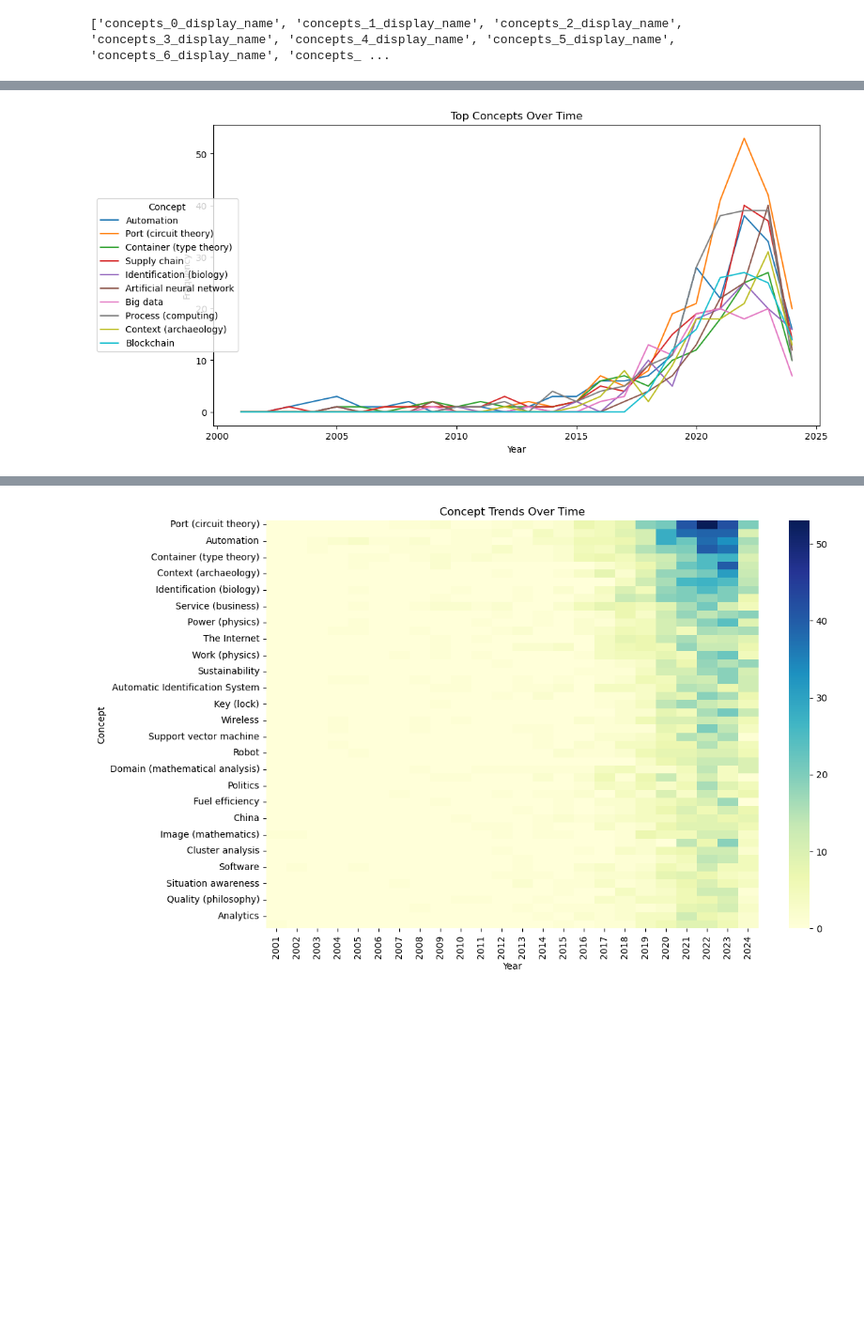
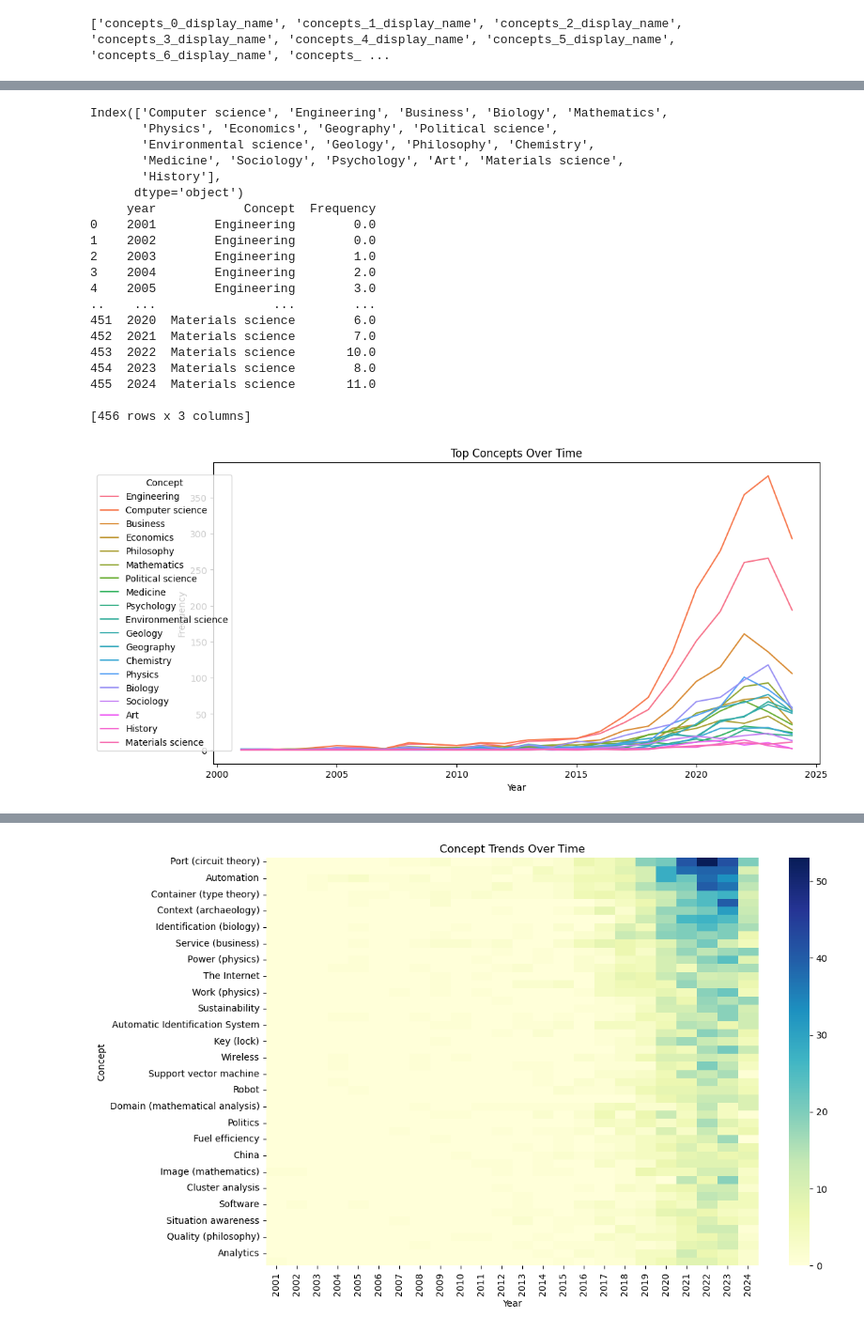
Before and after one commit to ferrariniluca78/dx_in_shipping, a Jupyter notebook: SlrDxInShipping_ConceptTrends.ipynb, the cells around one changed output, grey strips where cells are left out. Shown: that part at 94% size. Cells and saved outputs as stored; diff of their text form; code cells hidden in the pictures; blank space fills up the shorter version.

```diff
--- a/SlrDxInShipping_ConceptTrends.ipynb
+++ b/SlrDxInShipping_ConceptTrends.ipynb
@@ -73,10 +75,3 @@ def findConceptList(limit_to_concept_level_min,limit_to_concept_level_max): # va
 
 # # Remove NaN or empty concept entries
 # lit = lit[lit['concepts'].notna()]
-# %%
-concept_list_0, p_year_0 = findConceptList(0,0)
-concept_list_1, p_year_1 = findConceptList(1,1)
-concept_list_2, p_year_2 = findConceptList(2,2)
-concept_list_3, p_year_3 = findConceptList(3,3)
-concept_list_4, p_year_4 = findConceptList(4,4)
-concept_list_5, p_year_5 = findConceptList(5,5)
@@ -83,8 +95,8 @@ concept_list_5, p_year_5 = findConceptList(5,5)
 # %%
 # prepare new dataset
 # Ensure both dictionaries share the same keys
-concept_list = concept_list_2
-p_year = p_year_2
+concept_list = concept_list_0
+p_year = p_year_0
 common_ids = set(p_year.keys()) & set(concept_list.keys())
 
 # Create the DataFrame
@@ -114,28 +146,51 @@ concept_trends = concept_trends.loc[:, (concept_trends != 0).any()]
 # %%
 # Get the top N concepts overall
 # filter on recent years if needed
 year_min = 2000
 concept_trends_ylim = concept_trends[concept_trends['year'] >= year_min]
 
-N = 10
+N = 40
 top_concepts = concept_trends_ylim.iloc[:, 1:].sum().sort_values(ascending=False).head(N).index
+print(top_concepts)
 
 # Melt data for plotting
 trend_melted = concept_trends_ylim.melt('year', var_name='Concept', value_name='Frequency')
 trend_melted = trend_melted[trend_melted['Concept'].isin(top_concepts)]  # Filter top concepts
+
+print(trend_melted)
 
 # Plot trends
 plt.figure(figsize=(12, 6))
 sns.lineplot(data=trend_melted, x='year', y='Frequency', hue='Concept')
 plt.title('Top Concepts Over Time')
 plt.xlabel('Year')
 plt.ylabel('Frequency')
 plt.legend(
     title='Concept',
     loc='center left',  # Position relative to the chart
     bbox_to_anchor=(-0.2, 0.5),  # Move legend to the left outside the plot area
     borderaxespad=0.5
 )
 plt.show()
 # %% [output]
+Index(['Computer science', 'Engineering', 'Business', 'Biology', 'Mathematics',
+       'Physics', 'Economics', 'Geography', 'Political science',
+       'Environmental science', 'Geology', 'Philosophy', 'Chemistry',
+       'Medicine', 'Sociology', 'Psychology', 'Art', 'Materials science',
+       'History'],
+      dtype='object')
+     year            Concept  Frequency
+0    2001        Engineering        0.0
+1    2002        Engineering        0.0
+2    2003        Engineering        1.0
+3    2004        Engineering        2.0
+4    2005        Engineering        3.0
+..    ...                ...        ...
+451  2020  Materials science        6.0
+452  2021  Materials science        7.0
+453  2022  Materials science       10.0
+454  2023  Materials science        8.0
+455  2024  Materials science       11.0
+
+[456 rows x 3 columns]
-[figure, old version]
+[figure, new version]
```
Also changed, not shown: parts of 7 cells of this notebook, 28 other files.
